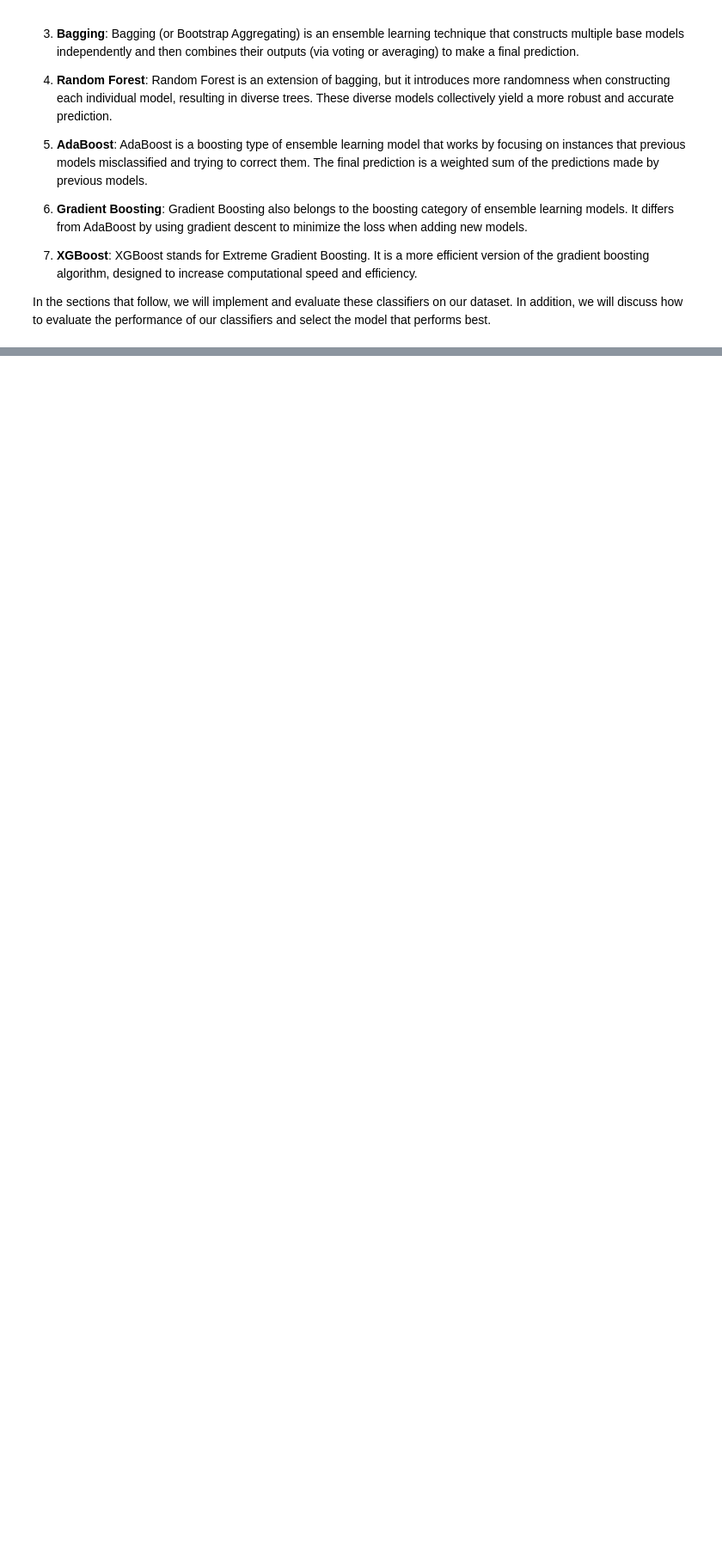
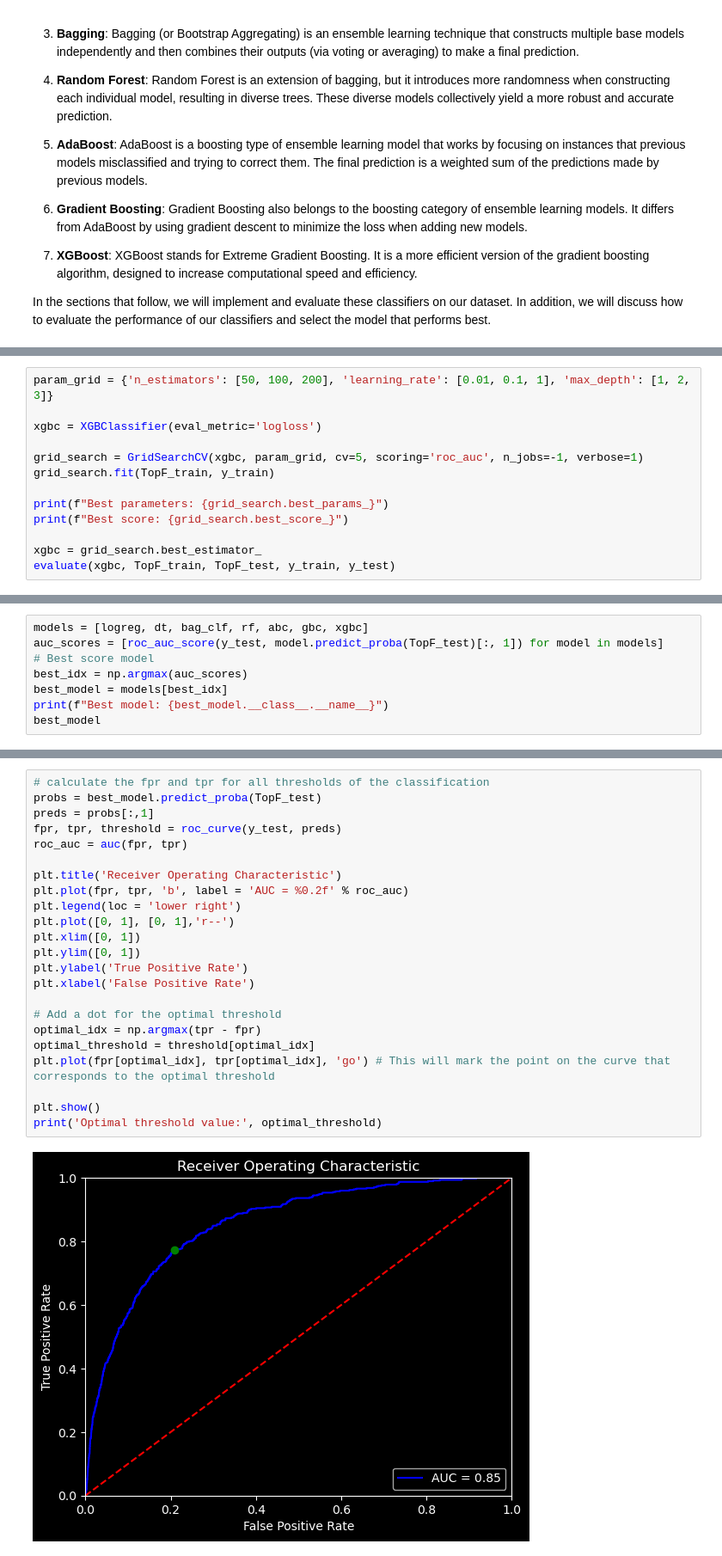
Before and after one commit to BRJoaquin/ml-ia-obligatorio, a Jupyter notebook: face_detector.ipynb, the cells around one changed output, grey strips where cells are left out. Shown at 86% size. Cells and saved outputs as stored; diff of their text form; blank space fills up the shorter version.

```diff
--- a/face_detector.ipynb
+++ b/face_detector.ipynb
@@ -782,0 +755,13 @@ support    23573.000000  472.000000  0.946559  24045.000000  24045.000000
+# %%
+param_grid = {'n_estimators': [50, 100, 200], 'learning_rate': [0.01, 0.1, 1], 'max_depth': [1, 2, 3]}
+
+xgbc = XGBClassifier(eval_metric='logloss')
+
+grid_search = GridSearchCV(xgbc, param_grid, cv=5, scoring='roc_auc', n_jobs=-1, verbose=1)
+grid_search.fit(TopF_train, y_train)
+
+print(f"Best parameters: {grid_search.best_params_}")
+print(f"Best score: {grid_search.best_score_}")
+
+xgbc = grid_search.best_estimator_
+evaluate(xgbc, TopF_train, TopF_test, y_train, y_test)
@@ -782,0 +797,8 @@ support    23573.000000  472.000000  0.946559  24045.000000  24045.000000
+# %%
+models = [logreg, dt, bag_clf, rf, abc, gbc, xgbc]
+auc_scores = [roc_auc_score(y_test, model.predict_proba(TopF_test)[:, 1]) for model in models]
+# Best score model
+best_idx = np.argmax(auc_scores)
+best_model = models[best_idx]
+print(f"Best model: {best_model.__class__.__name__}")
+best_model
@@ -782,0 +818,25 @@ support    23573.000000  472.000000  0.946559  24045.000000  24045.000000
+# %%
+# calculate the fpr and tpr for all thresholds of the classification
+probs = best_model.predict_proba(TopF_test)
+preds = probs[:,1]
+fpr, tpr, threshold = roc_curve(y_test, preds)
+roc_auc = auc(fpr, tpr)
+
+plt.title('Receiver Operating Characteristic')
+plt.plot(fpr, tpr, 'b', label = 'AUC = %0.2f' % roc_auc)
+plt.legend(loc = 'lower right')
+plt.plot([0, 1], [0, 1],'r--')
+plt.xlim([0, 1])
+plt.ylim([0, 1])
+plt.ylabel('True Positive Rate')
+plt.xlabel('False Positive Rate')
+
+# Add a dot for the optimal threshold
+optimal_idx = np.argmax(tpr - fpr)
+optimal_threshold = threshold[optimal_idx]
+plt.plot(fpr[optimal_idx], tpr[optimal_idx], 'go') # This will mark the point on the curve that corresponds to the optimal threshold
+
+plt.show()
+print('Optimal threshold value:', optimal_threshold)
+# %% [output]
+[figure, added]
```
Also changed, not shown: parts of 57 cells of this notebook, 9 other files.
